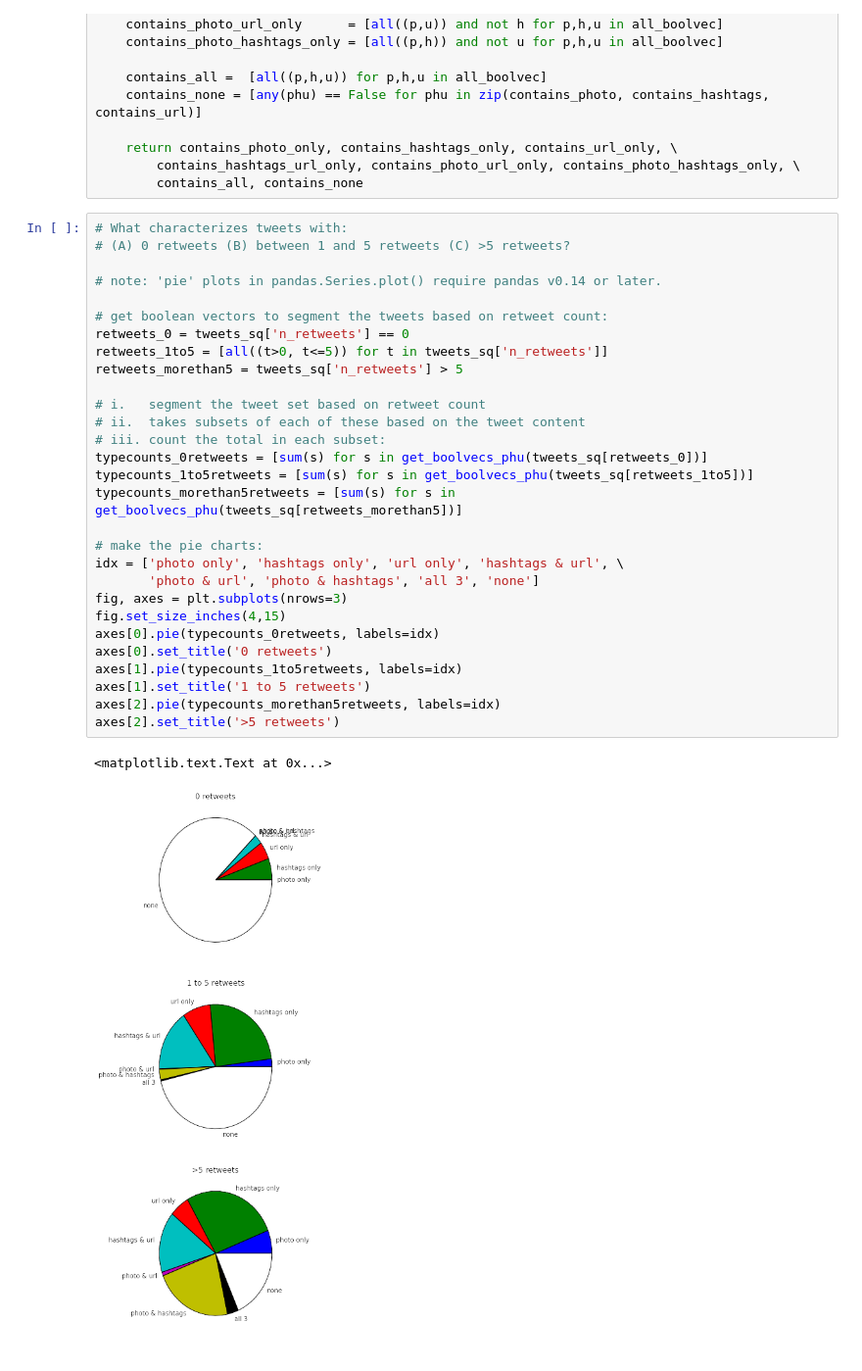
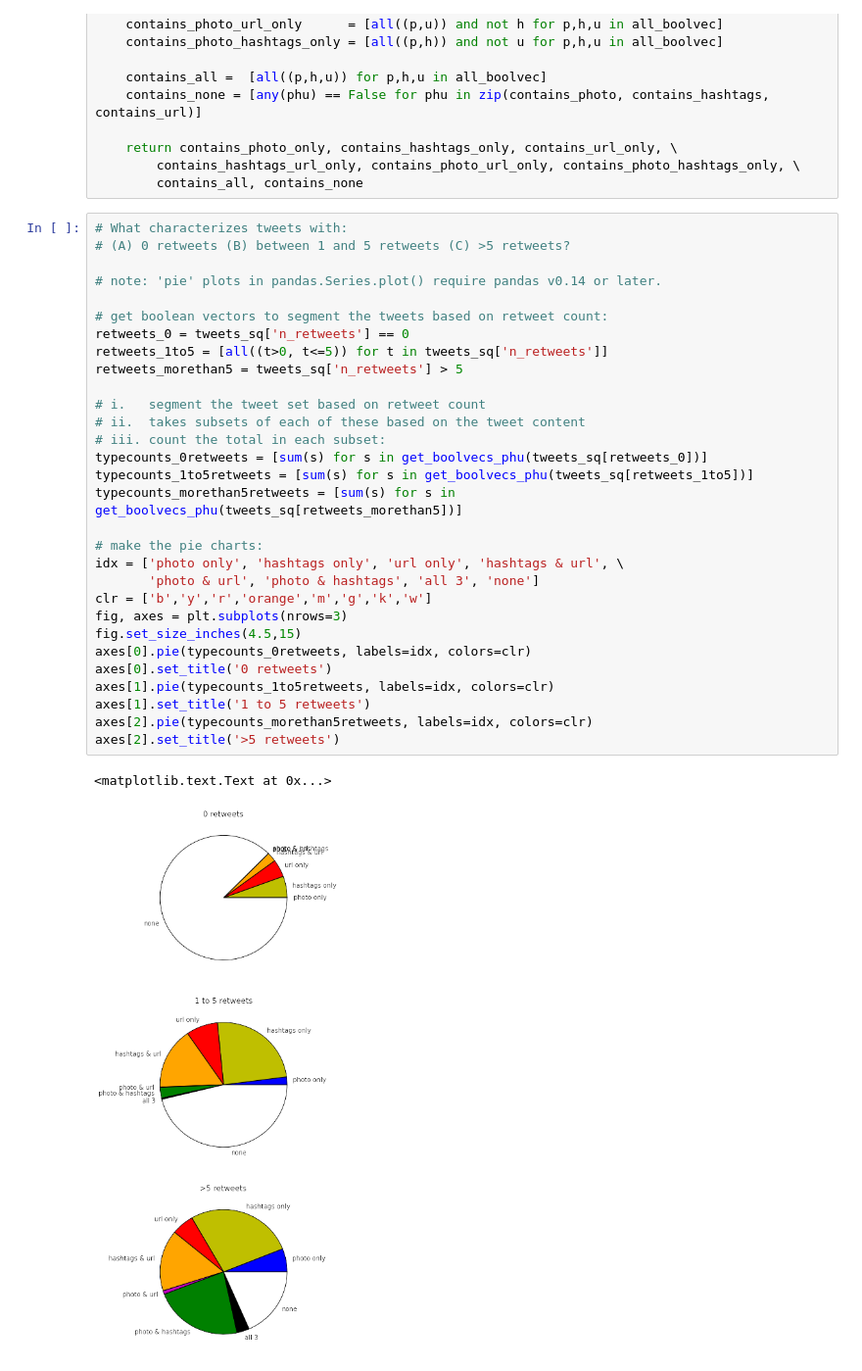
Before and after one commit to chrisjryan/social-media-impact-analysis, a Jupyter notebook: eda.ipynb, the cells around one changed output. Shown at 98% size. Saved outputs shown, nothing was run; the diff lists cells and outputs as text.

```diff
--- a/eda.ipynb
+++ b/eda.ipynb
@@ -253,32 +255,33 @@ def get_boolvecs_phu(tweets):
 # %%
 # What characterizes tweets with:
 # (A) 0 retweets (B) between 1 and 5 retweets (C) >5 retweets?
 
 # note: 'pie' plots in pandas.Series.plot() require pandas v0.14 or later.
 
 # get boolean vectors to segment the tweets based on retweet count:
 retweets_0 = tweets_sq['n_retweets'] == 0
 retweets_1to5 = [all((t>0, t<=5)) for t in tweets_sq['n_retweets']]
 retweets_morethan5 = tweets_sq['n_retweets'] > 5
 
 # i.   segment the tweet set based on retweet count
 # ii.  takes subsets of each of these based on the tweet content
 # iii. count the total in each subset:
 typecounts_0retweets = [sum(s) for s in get_boolvecs_phu(tweets_sq[retweets_0])]
 typecounts_1to5retweets = [sum(s) for s in get_boolvecs_phu(tweets_sq[retweets_1to5])]
 typecounts_morethan5retweets = [sum(s) for s in get_boolvecs_phu(tweets_sq[retweets_morethan5])]
 
 # make the pie charts:
 idx = ['photo only', 'hashtags only', 'url only', 'hashtags & url', \
        'photo & url', 'photo & hashtags', 'all 3', 'none']
+clr = ['b','y','r','orange','m','g','k','w']
 fig, axes = plt.subplots(nrows=3)
-fig.set_size_inches(4,15)
-axes[0].pie(typecounts_0retweets, labels=idx)
+fig.set_size_inches(4.5,15)
+axes[0].pie(typecounts_0retweets, labels=idx, colors=clr)
 axes[0].set_title('0 retweets')
-axes[1].pie(typecounts_1to5retweets, labels=idx)
+axes[1].pie(typecounts_1to5retweets, labels=idx, colors=clr)
 axes[1].set_title('1 to 5 retweets')
-axes[2].pie(typecounts_morethan5retweets, labels=idx)
+axes[2].pie(typecounts_morethan5retweets, labels=idx, colors=clr)
 axes[2].set_title('>5 retweets')
 # %% [output]
 <matplotlib.text.Text at 0x...>
-[figure, old version]
+[figure, new version]
```
Also changed, not shown: parts of 12 cells of this notebook, 6 other files.
